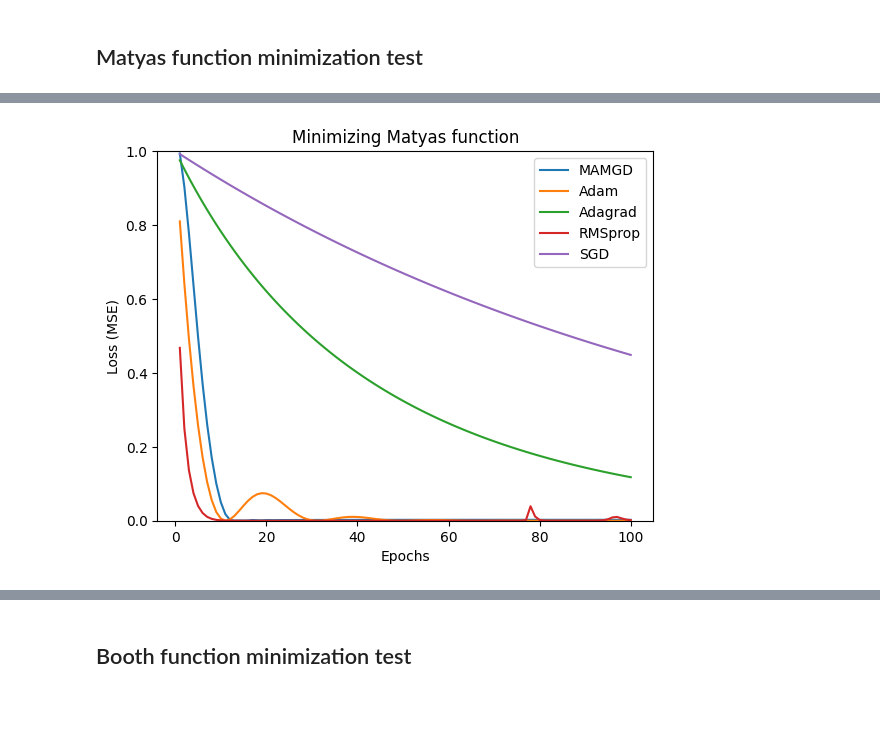
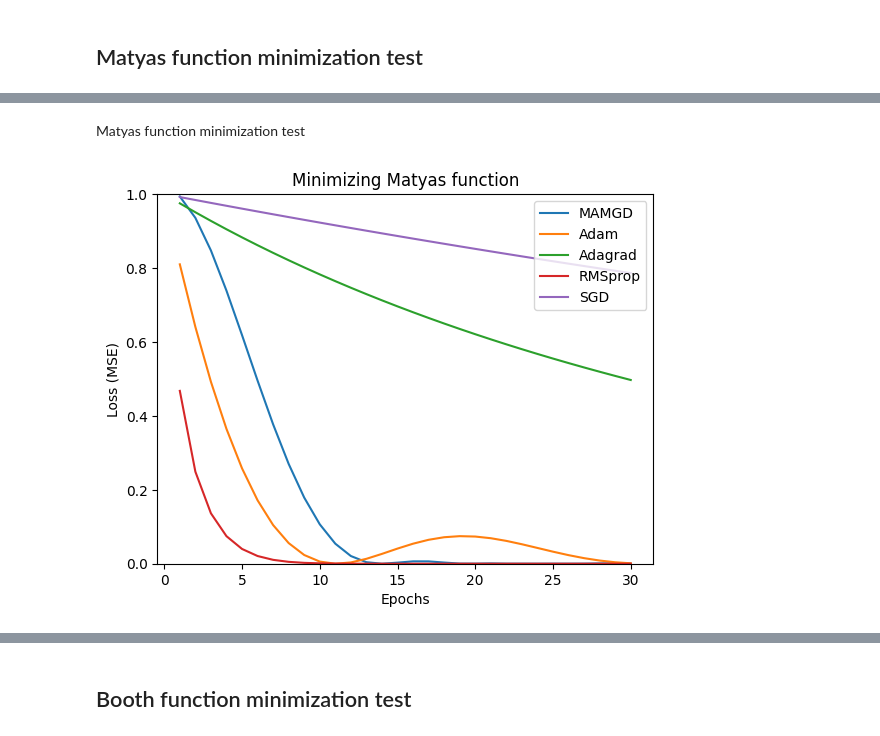
Before and after one commit to NekkittAY/MAMGD_Optimizer, a Jupyter notebook: Optimizer_test.ipynb, the cells around one changed output, grey strips where cells are left out. Cells and saved outputs as stored; diff of their text form; code cells hidden in the pictures; blank space fills up the shorter version.

```diff
--- a/Optimizer_test.ipynb
+++ b/Optimizer_test.ipynb
@@ -341,5 +720,14 @@ test_three_hump_camel_function()
+# %% [markdown]
+Matyas function minimization test
 # %%
 def test_matyas_function():
+
+  df_test = {"Epoch": [],
+             "MAMGD Loss": [],
+             "Adam Loss": [],
+             "Adagrad Loss": [],
+             "RMSprop Loss": [],
+             "SGD Loss": []}
 
   MAMGD0 = []
   Adam = []
@@ -347,13 +735,13 @@ def test_matyas_function():
   RMSprop = []
   SGD = []
 
-  for N in range(1,101):
+  for N in range(1, 31):
 
     x = tf.Variable(-1.0)
     y = tf.Variable(-1.0)
     z = lambda: 0.26 * (x ** 2 + y ** 2) - 0.48 * x * y
 
-    opt = MAMGD(learning_rate=0.1, k=0.1)
+    opt = MAMGD(learning_rate=0.1, k=0.027338692996177527)
     for n in range(N):
       opt.minimize(z, [x, y])
     MAMGD0.append(((0 - x) ** 2 + (0 - y) ** 2) / 2)
@@ -374,39 +762,50 @@ def test_matyas_function():
     opt = tf.keras.optimizers.Adagrad(learning_rate=0.1)
     for n in range(N):
       opt.minimize(z, [x, y])
     Adagrad.append(((0 - x) ** 2 + (0 - y) ** 2) / 2)
 
     x = tf.Variable(-1.0)
     y = tf.Variable(-1.0)
     z = lambda: 0.26 * (x ** 2 + y ** 2) - 0.48 * x * y
 
     opt = tf.keras.optimizers.RMSprop(learning_rate=0.1)
     for n in range(N):
       opt.minimize(z, [x, y])
     RMSprop.append(((0 - x) ** 2 + (0 - y) ** 2) / 2)
 
     x = tf.Variable(-1.0)
     y = tf.Variable(-1.0)
     z = lambda: 0.26 * (x ** 2 + y ** 2) - 0.48 * x * y
 
     opt = tf.keras.optimizers.SGD(learning_rate=0.1)
     for n in range(N):
       opt.minimize(z, [x, y])
     SGD.append(((0 - x) ** 2 + (0 - y) ** 2) / 2)
 
-  plt.plot(np.arange(1, 101), MAMGD0, label="MAMGD")
-  plt.plot(np.arange(1, 101), Adam, label="Adam")
-  plt.plot(np.arange(1, 101), Adagrad, label="Adagrad")
-  plt.plot(np.arange(1, 101), RMSprop, label="RMSprop")
-  plt.plot(np.arange(1, 101), SGD, label="SGD")
+    if N % 2 == 0 and N != 0:
+      df_test["Epoch"].append(N)
+      df_test["MAMGD Loss"].append(float(MAMGD0[-1]))
+      df_test["Adam Loss"].append(float(Adam[-1]))
+      df_test["Adagrad Loss"].append(float(Adagrad[-1]))
+      df_test["RMSprop Loss"].append(float(RMSprop[-1]))
+      df_test["SGD Loss"].append(float(SGD[-1]))
 
-  plt.ylim(0,1)
+  plt.plot(np.arange(1, 31), MAMGD0, label="MAMGD")
+  plt.plot(np.arange(1, 31), Adam, label="Adam")
+  plt.plot(np.arange(1, 31), Adagrad, label="Adagrad")
+  plt.plot(np.arange(1, 31), RMSprop, label="RMSprop")
+  plt.plot(np.arange(1, 31), SGD, label="SGD")
+
+  plt.ylim(0, 1)
   plt.title("Minimizing Matyas function")
   plt.xlabel("Epochs")
   plt.ylabel("Loss (MSE)")
-  plt.legend()
+  plt.legend(loc='upper right')
   plt.show()
 
-test_matyas_function()
+  df_test = pd.DataFrame(df_test)
+  return df_test
+
+df_test_4 = test_matyas_function()
 # %% [output]
-[figure, old version]
+[figure, new version]
```
Also changed, not shown: parts of 73 cells of this notebook.
